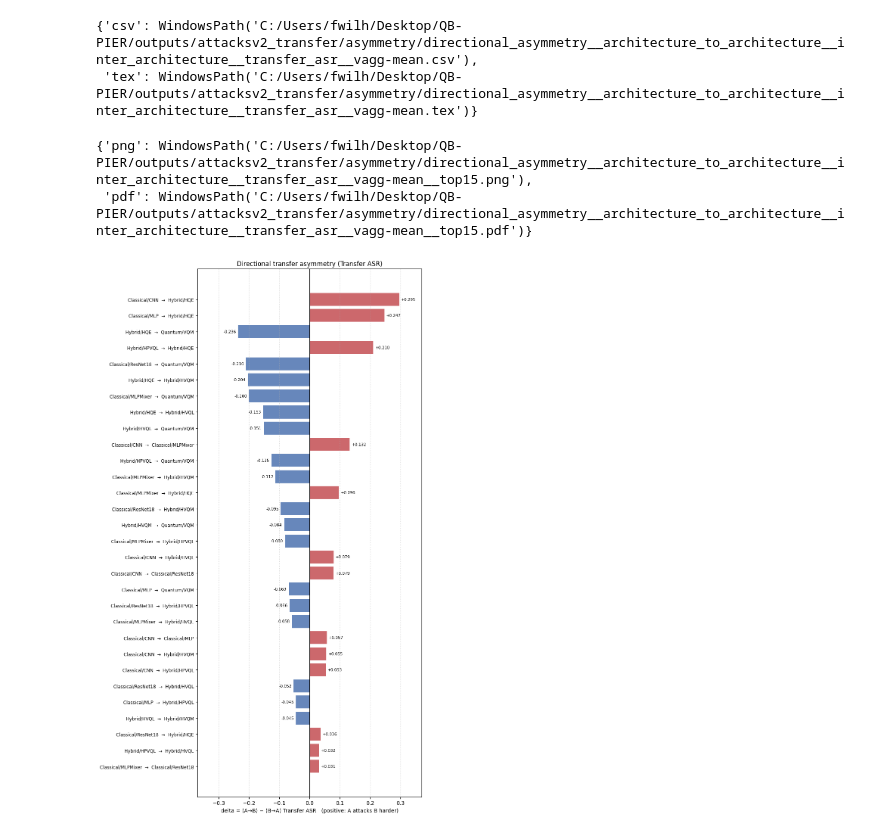
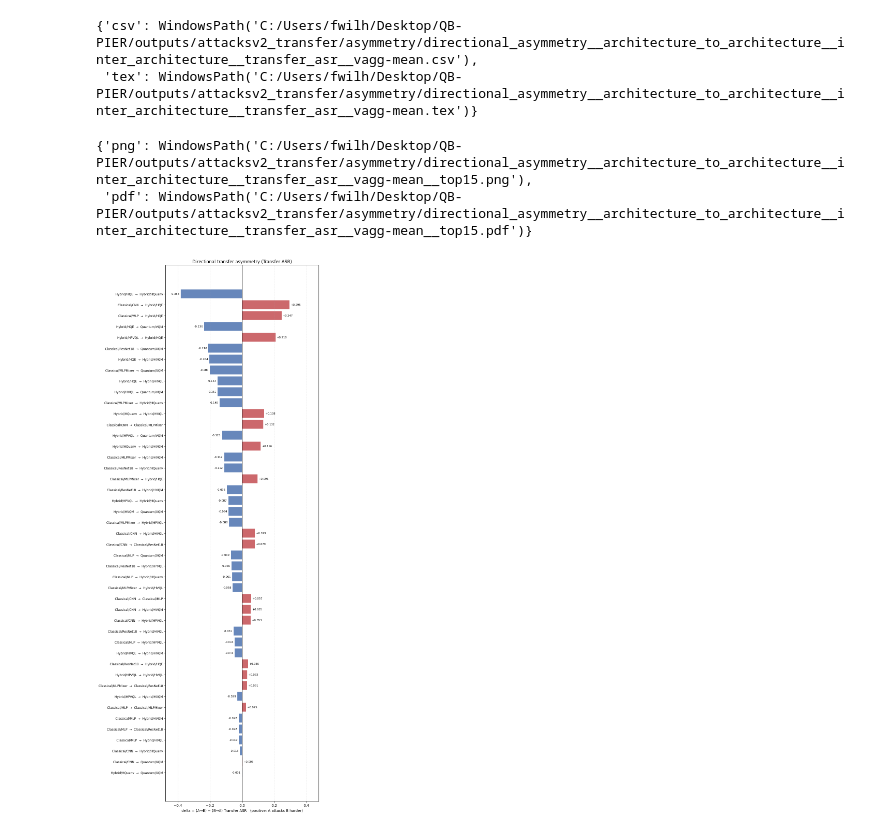
Before and after one commit to fwilhelmy/QB-PIER, a Jupyter notebook: src/analytics/notebooks/attacks/attacksv2_directional_asymmetry.ipynb, the cells around one changed output. Cells and saved outputs as stored; diff of their text form; code cells hidden in the pictures.

```diff
--- a/src/analytics/notebooks/attacks/attacksv2_directional_asymmetry.ipynb
+++ b/src/analytics/notebooks/attacks/attacksv2_directional_asymmetry.ipynb
@@ -154,13 +154,13 @@ paths
 # %%
 fig, ax = plot_directional_asymmetry_bars(
     pair_table,
     CONFIG,
-    top_n=30,
+    top_n=50,
     selected_pairs=SELECTED_PAIRS,
     sort_bars="abs_delta",
 )
 export_figure(fig, OUT_DIR, f"{name}__top{TOP_N}")
 # %% [output]
 {'png': WindowsPath('C:/Users/fwilh/Desktop/QB-PIER/outputs/attacksv2_transfer/asymmetry/directional_asymmetry__architecture_to_architecture__inter_architecture__transfer_asr__vagg-mean__top15.png'),
  'pdf': WindowsPath('C:/Users/fwilh/Desktop/QB-PIER/outputs/attacksv2_transfer/asymmetry/directional_asymmetry__architecture_to_architecture__inter_architecture__transfer_asr__vagg-mean__top15.pdf')}
-[figure, old version]
+[figure, new version]
```
Also changed, not shown: parts of 2 cells of this notebook, 7 other files.
